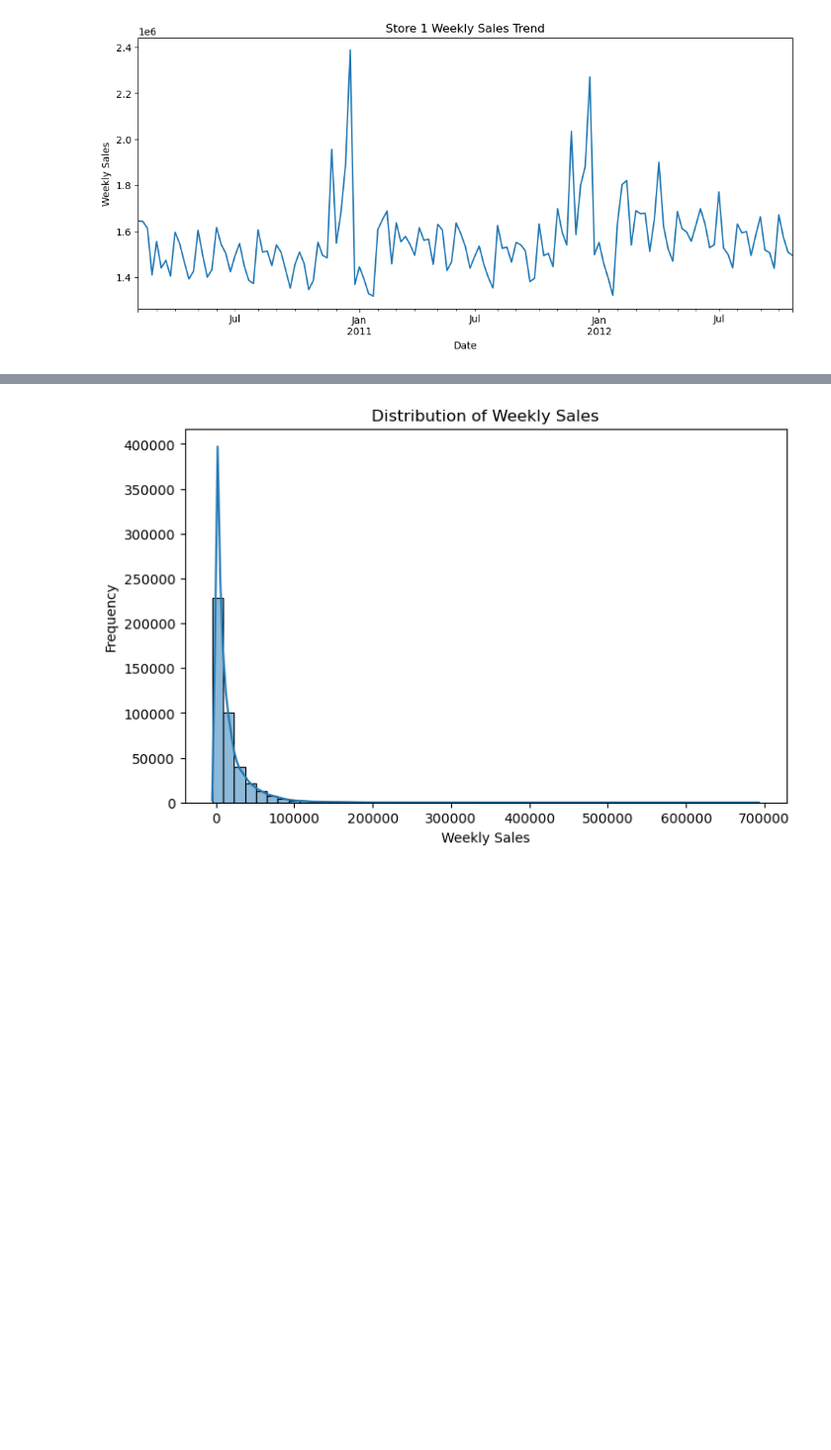
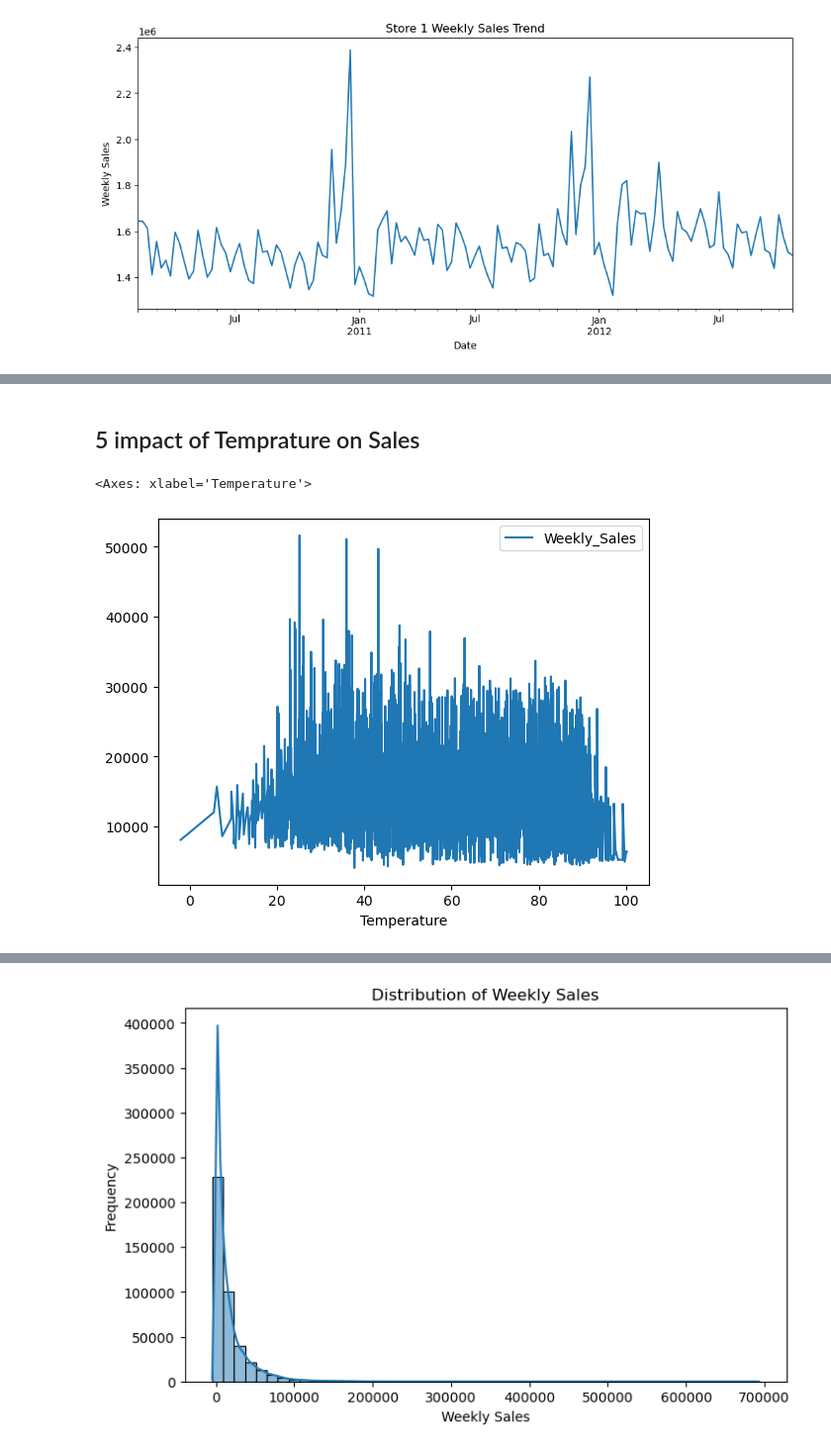
Before and after one commit to GARGI-GHORAI/soil-pollution-diseases, a Jupyter notebook: Walmart Sales Prediction (2).ipynb, the cells around one changed output, grey strips where cells are left out. Shown at 99% size. Drawn from its saved outputs; the diff is of its cells as text; code cells hidden in the pictures; blank space fills up the shorter version.

```diff
--- a/Walmart Sales Prediction (2).ipynb
+++ b/Walmart Sales Prediction (2).ipynb
@@ -240,0 +268,8 @@ plt.show()
+# %% [markdown]
+## 5 impact of Temprature  on Sales
+# %%
+temp = pd.pivot_table(df, values = "Weekly_Sales", index= "Temperature")
+temp.plot()
+# %% [output]
+<Axes: xlabel='Temperature'>
+[figure, added]
```
Also changed, not shown: parts of 55 cells of this notebook.
